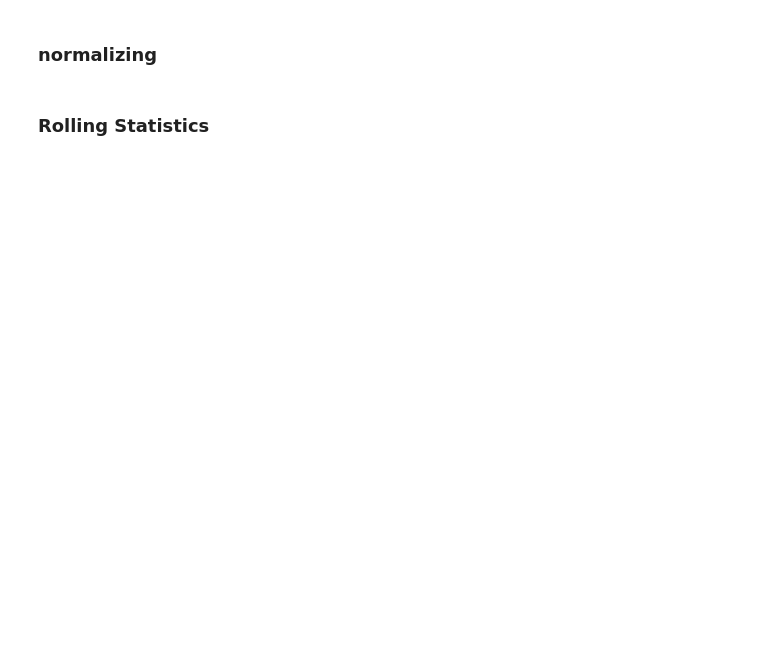
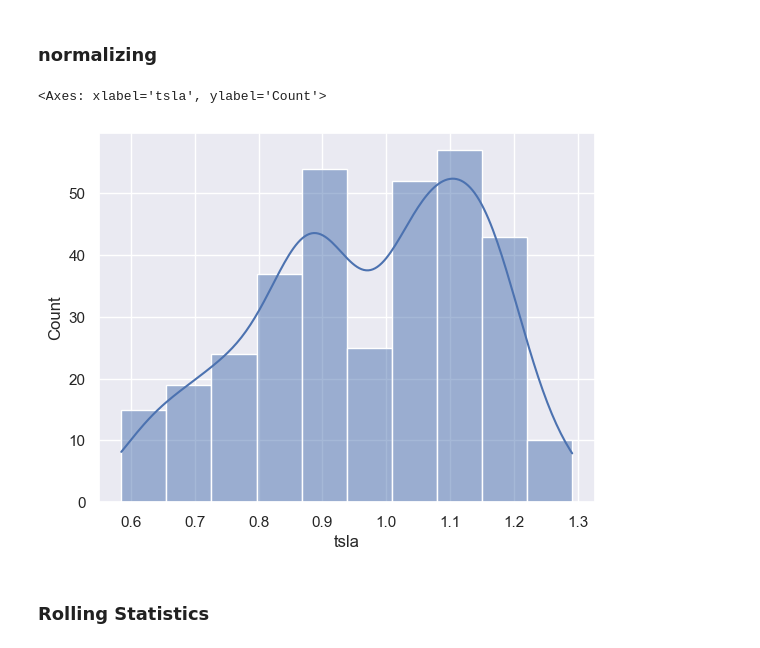
Before and after one commit to Hamza-rami/Stock_trading, a Jupyter notebook: stock_trading.ipynb, the cells around one changed output. Saved outputs shown, nothing was run; the diff lists cells and outputs as text; code cells hidden in the pictures; blank space fills up the shorter version.

```diff
--- a/stock_trading.ipynb
+++ b/stock_trading.ipynb
@@ -96,5 +96,10 @@ fig.update_layout(title='stack movement observation by normalizing adj close pri
                    xaxis_title='Date',
                    yaxis_title='Normalized price')
 fig.show()
+# %%
+sns.histplot(data=norm, x=norm['tsla'], kde=True)
+# %% [output]
+<Axes: xlabel='tsla', ylabel='Count'>
+[figure, added]
 # %% [markdown]
 ### Rolling Statistics
```
Also changed, not shown: parts of 15 cells of this notebook, 5 other files.
